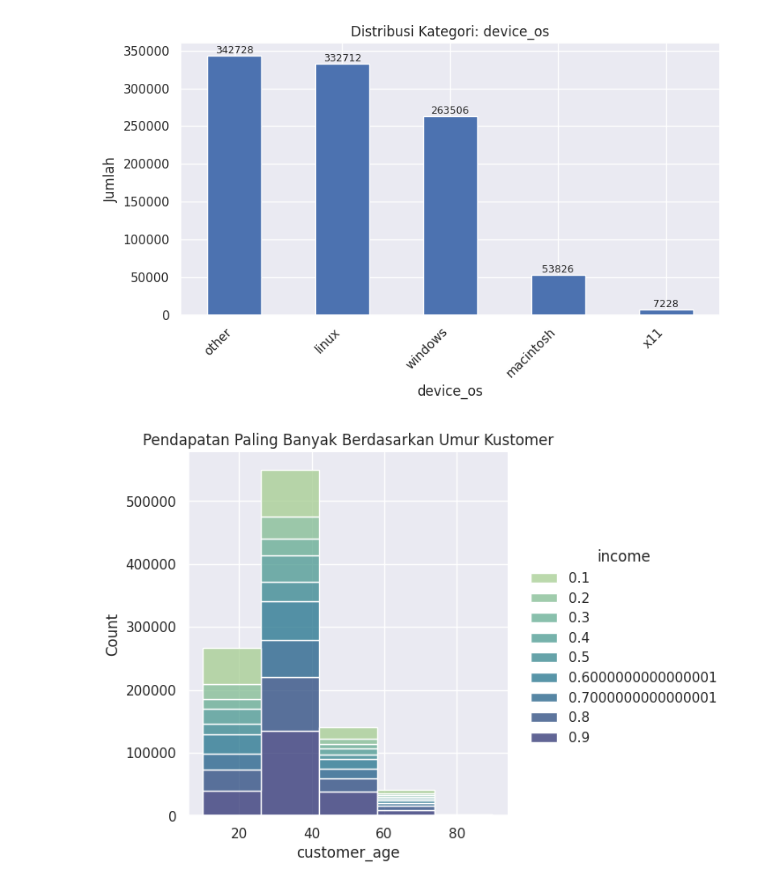
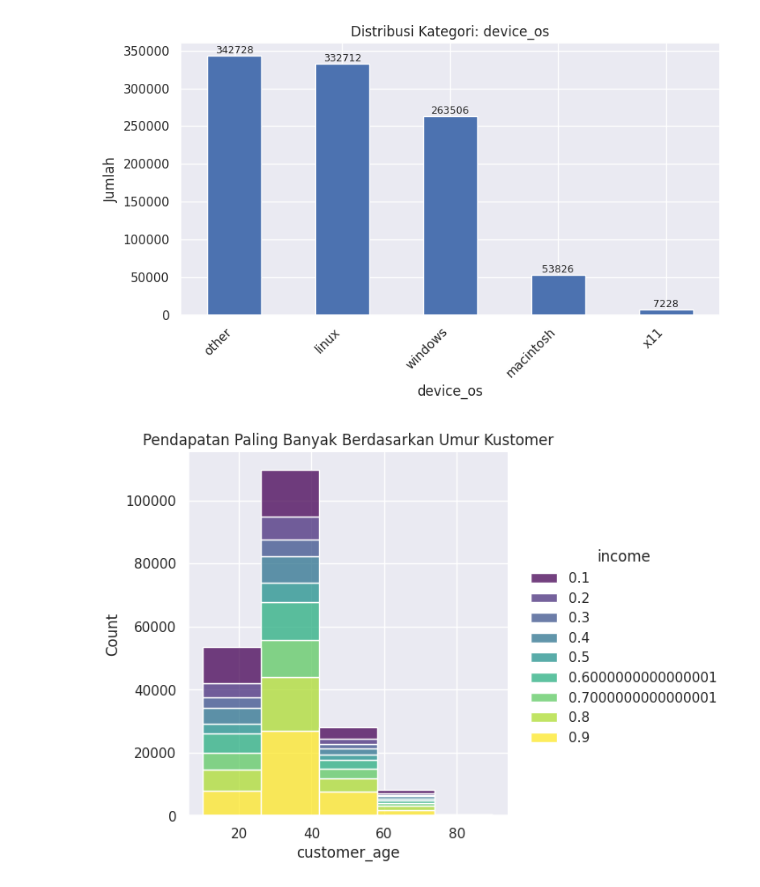
Before and after one commit to hendrimardani/bank_account_fraud_detection, a Jupyter notebook: notebook.ipynb, the cells around one changed output. Cells and saved outputs as stored; diff of their text form; code cells hidden in the pictures.

```diff
--- a/notebook.ipynb
+++ b/notebook.ipynb
@@ -114,3 +114,6 @@ Data columns (total 32 columns):
  31  month                             1000000 non-null  int64
 dtypes: float64(9), int64(18), object(5)
 memory usage: 244.1+ MB
+# %%
+data = data.head(2_00_000)
+data
@@ -196,13 +222,13 @@ print_categories_features(data)
 # %%
 sns.displot(
     data=data,
     bins=5,
     x="customer_age",
     hue="income",
     multiple="stack",
-    palette="crest").set(title="Pendapatan Paling Banyak Berdasarkan Umur Kustomer");
+    palette="viridis").set(title="Pendapatan Paling Banyak Berdasarkan Umur Kustomer");
 # %% [output]
-[figure, old version]
+[figure, new version]
 # %%
 plot = pd.pivot_table(data=data, values="phone_mobile_valid", columns="customer_age", aggfunc="sum")
 ax = plot.plot.barh(figsize=(15, 8))
```
Also changed, not shown: parts of 14 cells of this notebook.
